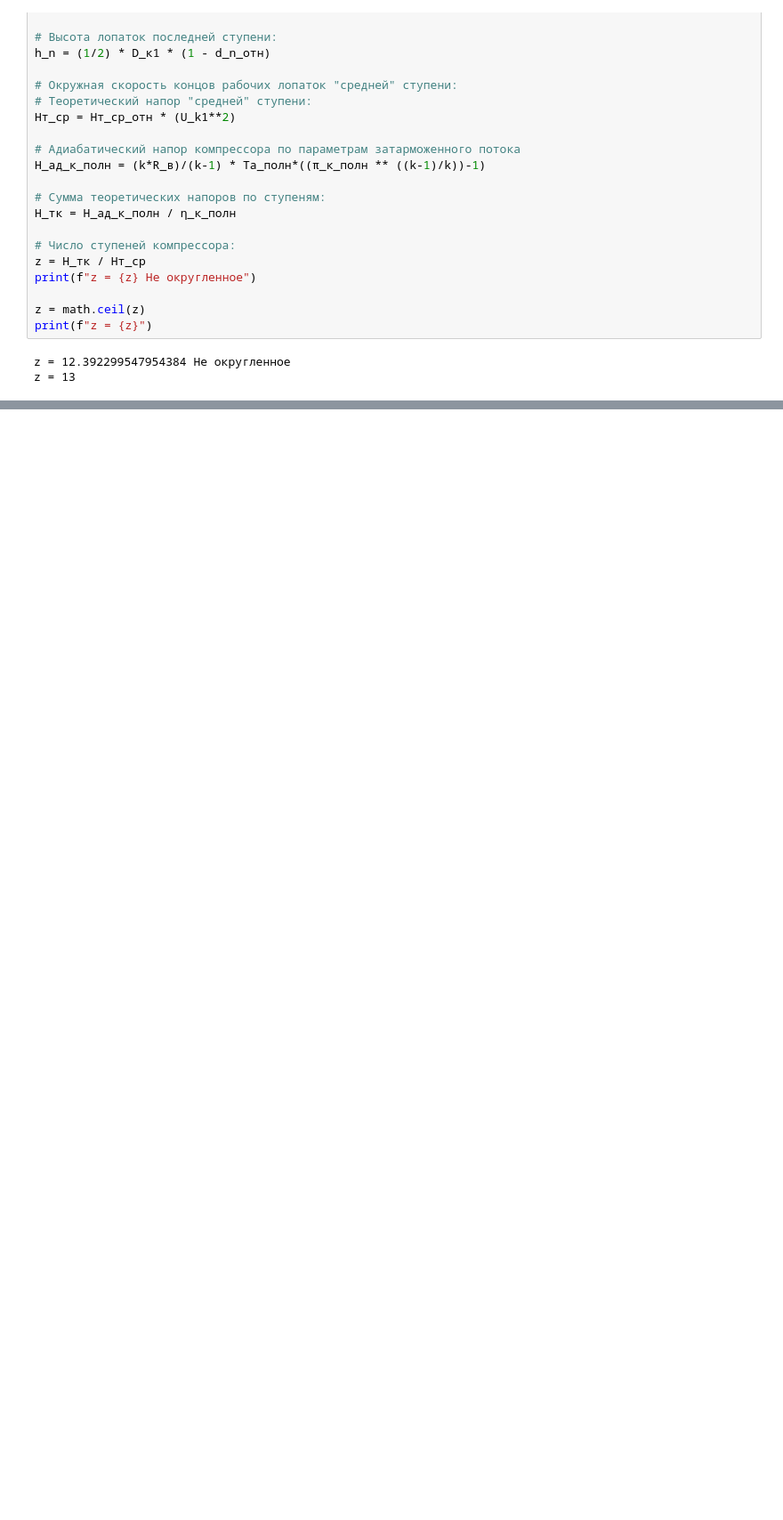
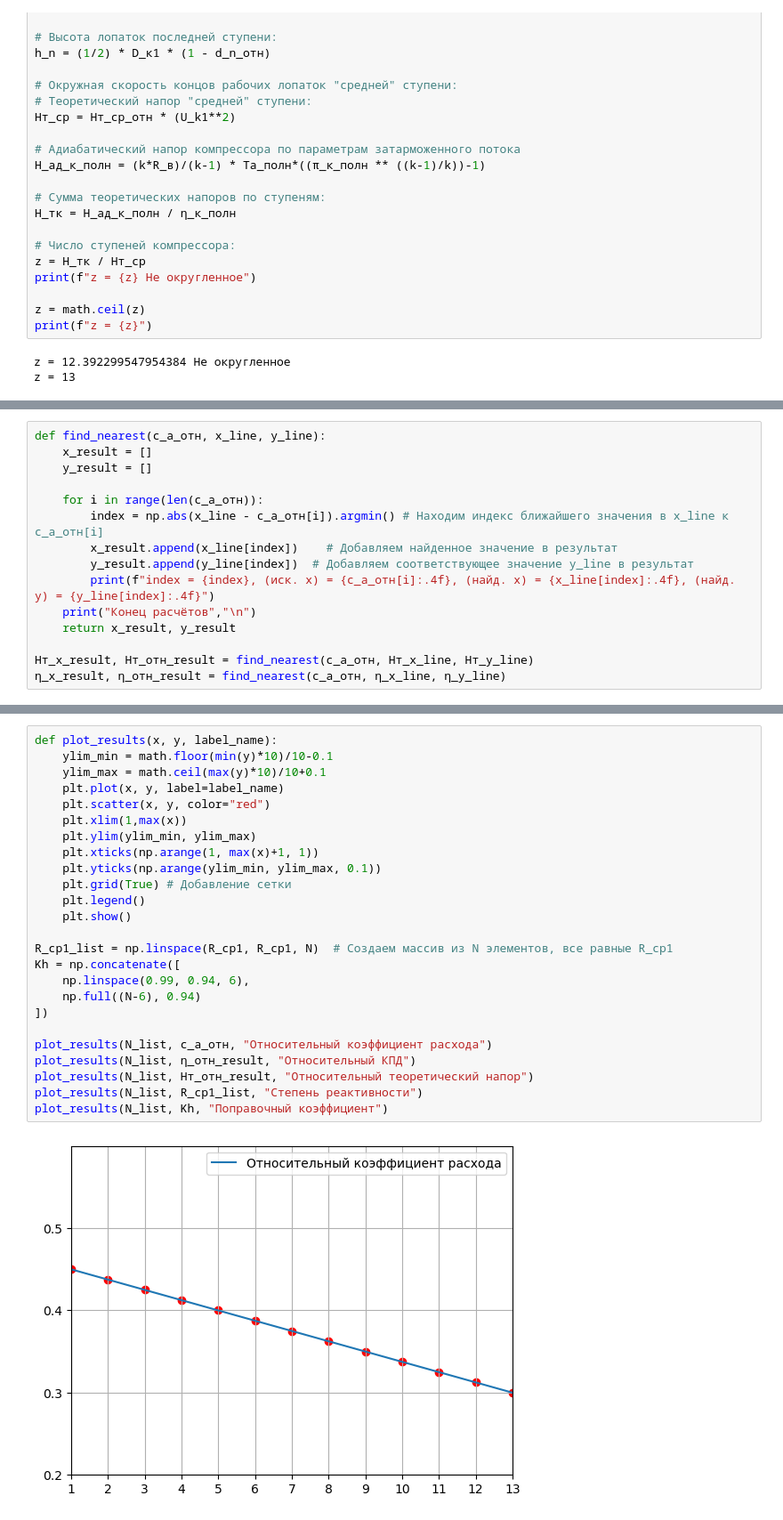
Before and after one commit to mikiway902/Compressor_Kurs, a Jupyter notebook: main.ipynb, the cells around one changed output, grey strips where cells are left out. Shown at 89% size. Cells and saved outputs as stored; diff of their text form; blank space fills up the shorter version.

```diff
--- a/main.ipynb
+++ b/main.ipynb
@@ -228,0 +298,15 @@ plt.show()
+# %%
+def find_nearest(c_a_отн, x_line, y_line):
+    x_result = []
+    y_result = []
+
+    for i in range(len(c_a_отн)):
+        index = np.abs(x_line - c_a_отн[i]).argmin() # Находим индекс ближайшего значения в x_line к c_a_отн[i]
+        x_result.append(x_line[index])    # Добавляем найденное значение в результат
+        y_result.append(y_line[index])  # Добавляем соответствующее значение y_line в результат
+        print(f"index = {index}, (иск. x) = {c_a_отн[i]:.4f}, (найд. x) = {x_line[index]:.4f}, (найд. y) = {y_line[index]:.4f}")
+    print("Конец расчётов","\n")
+    return x_result, y_result
+
+Hт_x_result, Hт_отн_result = find_nearest(c_a_отн, Hт_x_line, Hт_y_line)
+η_x_result, η_отн_result = find_nearest(c_a_отн, η_x_line, η_y_line)
@@ -228,0 +336,27 @@ plt.show()
+# %%
+def plot_results(x, y, label_name):
+    ylim_min = math.floor(min(y)*10)/10-0.1
+    ylim_max = math.ceil(max(y)*10)/10+0.1
+    plt.plot(x, y, label=label_name)
+    plt.scatter(x, y, color="red")
+    plt.xlim(1,max(x))
+    plt.ylim(ylim_min, ylim_max)
+    plt.xticks(np.arange(1, max(x)+1, 1))
+    plt.yticks(np.arange(ylim_min, ylim_max, 0.1))
+    plt.grid(True) # Добавление сетки
+    plt.legend()
+    plt.show()
+
+R_ср1_list = np.linspace(R_ср1, R_ср1, N)  # Создаем массив из N элементов, все равные R_ср1
+Kh = np.concatenate([
+    np.linspace(0.99, 0.94, 6),
+    np.full((N-6), 0.94)
+])
+
+plot_results(N_list, c_a_отн, "Относительный коэффициент расхода")
+plot_results(N_list, η_отн_result, "Относительный КПД")
+plot_results(N_list, Hт_отн_result, "Относительный теоретический напор")
+plot_results(N_list, R_ср1_list, "Степень реактивности")
+plot_results(N_list, Kh, "Поправочный коэффициент")
+# %% [output]
+[figure, added]
```
Also changed, not shown: parts of 8 cells of this notebook.
